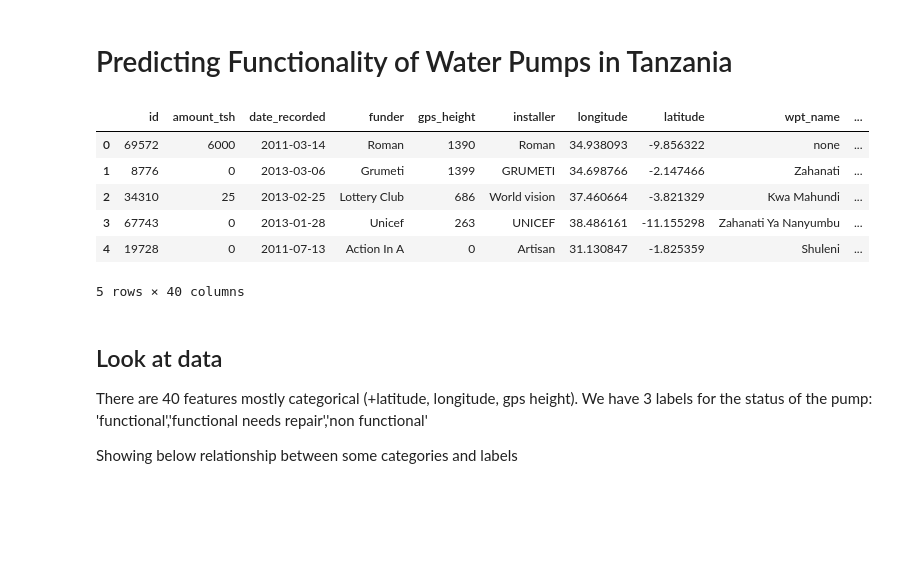
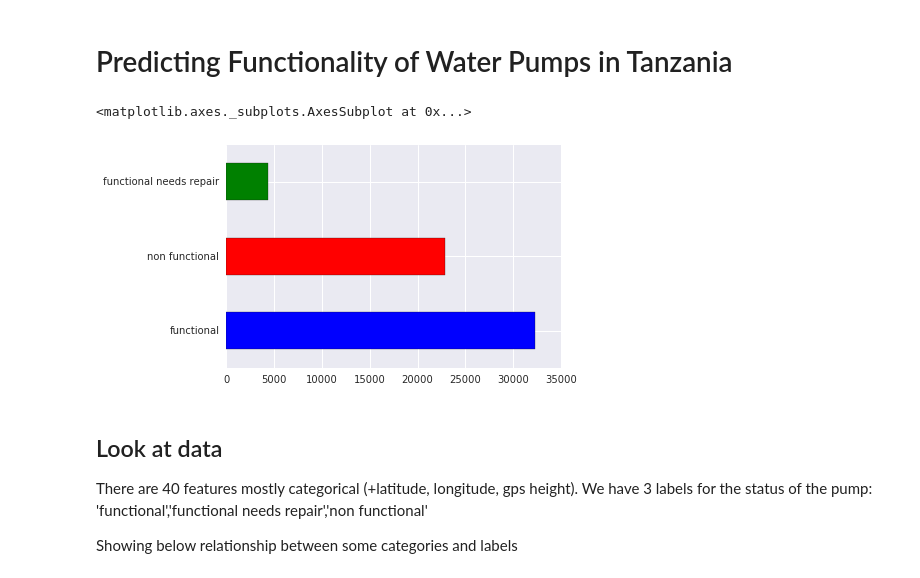
Before and after one commit to mattiaf/DataDriven_Pumps, a Jupyter notebook: pumps.ipynb, the cells around one changed output. Drawn from its saved outputs; the diff is of its cells as text; code cells hidden in the pictures; blank space fills up the shorter version.

```diff
--- a/pumps.ipynb
+++ b/pumps.ipynb
@@ -3,33 +3,31 @@
 # %%
 import numpy as np
 import pandas as pd
 from sklearn import datasets
 from sklearn import metrics
 from sklearn.linear_model import LogisticRegression
 from sklearn.svm import SVC
 import random
 from sklearn.tree import DecisionTreeClassifier
 from sklearn.ensemble import RandomForestClassifier
 from sklearn.ensemble import ExtraTreesClassifier
 from sklearn import preprocessing
 from sklearn.cross_validation import train_test_split
 import scipy
 import matplotlib.pyplot as plt
+import seaborn as sns
 %matplotlib inline
 
 
 df_orig=pd.read_csv('Training_set_values.csv',parse_dates=True)
 df_labels=pd.read_csv('Training_set_labels.csv')
 df_topredict=pd.read_csv('Test_set_values.csv',parse_dates=True)
 df_orig.head()
+
+df_labels.status_group.value_counts().plot(kind='barh', colors=['blue','red','green'])
 # %% [output]
-|  | id | amount_tsh | date_recorded | funder | gps_height | installer | longitude | latitude | wpt_name | ... |
-| 0 | 69572 | 6000 | 2011-03-14 | Roman | 1390 | Roman | 34.938093 | -9.856322 | none | ... |
-| 1 | 8776 | 0 | 2013-03-06 | Grumeti | 1399 | GRUMETI | 34.698766 | -2.147466 | Zahanati | ... |
-| 2 | 34310 | 25 | 2013-02-25 | Lottery Club | 686 | World vision | 37.460664 | -3.821329 | Kwa Mahundi | ... |
-| 3 | 67743 | 0 | 2013-01-28 | Unicef | 263 | UNICEF | 38.486161 | -11.155298 | Zahanati Ya Nanyumbu | ... |
-| 4 | 19728 | 0 | 2011-07-13 | Action In A | 0 | Artisan | 31.130847 | -1.825359 | Shuleni | ... |
-5 rows × 40 columns
+<matplotlib.axes._subplots.AxesSubplot at 0x...>
+[figure, added]
 # %% [markdown]
 ## Look at data
 
```
Also changed, not shown: parts of 2 cells of this notebook.
